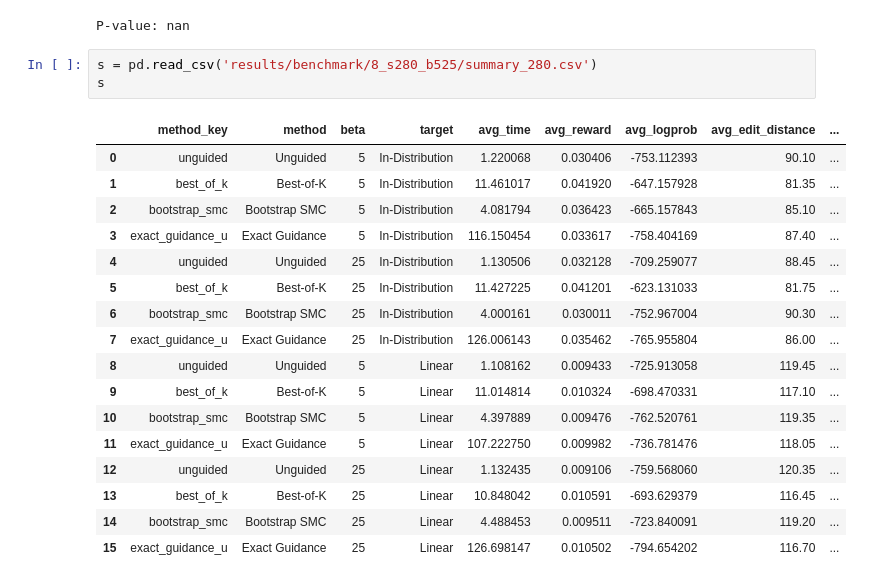
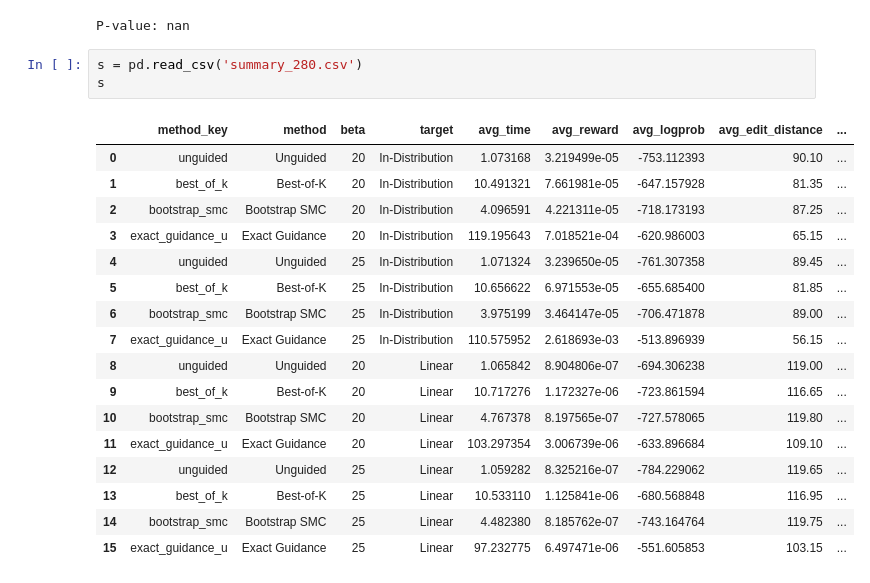
Before and after one commit to upsilonyc/edit-flows-guidance-demo, a Jupyter notebook: main.ipynb, the cells around one changed output. Drawn from its saved outputs; the diff is of its cells as text.

```diff
--- a/main.ipynb
+++ b/main.ipynb
@@ -1814,26 +1814,26 @@ print(f"P-value: {p_value}")
 # %% [output]
 P-value: nan
 # %%
-s = pd.read_csv('results/benchmark/8_s280_b525/summary_280.csv')
+s = pd.read_csv('summary_280.csv')
 s
 # %% [output]
 |  | method_key | method | beta | target | avg_time | avg_reward | avg_logprob | avg_edit_distance | ... |
-| 0 | unguided | Unguided | 5 | In-Distribution | 1.220068 | 0.030406 | -753.112393 | 90.10 | ... |
-| 1 | best_of_k | Best-of-K | 5 | In-Distribution | 11.461017 | 0.041920 | -647.157928 | 81.35 | ... |
-| 2 | bootstrap_smc | Bootstrap SMC | 5 | In-Distribution | 4.081794 | 0.036423 | -665.157843 | 85.10 | ... |
-| 3 | exact_guidance_u | Exact Guidance | 5 | In-Distribution | 116.150454 | 0.033617 | -758.404169 | 87.40 | ... |
-| 4 | unguided | Unguided | 25 | In-Distribution | 1.130506 | 0.032128 | -709.259077 | 88.45 | ... |
-| 5 | best_of_k | Best-of-K | 25 | In-Distribution | 11.427225 | 0.041201 | -623.131033 | 81.75 | ... |
-| 6 | bootstrap_smc | Bootstrap SMC | 25 | In-Distribution | 4.000161 | 0.030011 | -752.967004 | 90.30 | ... |
-| 7 | exact_guidance_u | Exact Guidance | 25 | In-Distribution | 126.006143 | 0.035462 | -765.955804 | 86.00 | ... |
-| 8 | unguided | Unguided | 5 | Linear | 1.108162 | 0.009433 | -725.913058 | 119.45 | ... |
-| 9 | best_of_k | Best-of-K | 5 | Linear | 11.014814 | 0.010324 | -698.470331 | 117.10 | ... |
-| 10 | bootstrap_smc | Bootstrap SMC | 5 | Linear | 4.397889 | 0.009476 | -762.520761 | 119.35 | ... |
-| 11 | exact_guidance_u | Exact Guidance | 5 | Linear | 107.222750 | 0.009982 | -736.781476 | 118.05 | ... |
-| 12 | unguided | Unguided | 25 | Linear | 1.132435 | 0.009106 | -759.568060 | 120.35 | ... |
-| 13 | best_of_k | Best-of-K | 25 | Linear | 10.848042 | 0.010591 | -693.629379 | 116.45 | ... |
-| 14 | bootstrap_smc | Bootstrap SMC | 25 | Linear | 4.488453 | 0.009511 | -723.840091 | 119.20 | ... |
-| 15 | exact_guidance_u | Exact Guidance | 25 | Linear | 126.698147 | 0.010502 | -794.654202 | 116.70 | ... |
+| 0 | unguided | Unguided | 20 | In-Distribution | 1.073168 | 3.219499e-05 | -753.112393 | 90.10 | ... |
+| 1 | best_of_k | Best-of-K | 20 | In-Distribution | 10.491321 | 7.661981e-05 | -647.157928 | 81.35 | ... |
+| 2 | bootstrap_smc | Bootstrap SMC | 20 | In-Distribution | 4.096591 | 4.221311e-05 | -718.173193 | 87.25 | ... |
+| 3 | exact_guidance_u | Exact Guidance | 20 | In-Distribution | 119.195643 | 7.018521e-04 | -620.986003 | 65.15 | ... |
+| 4 | unguided | Unguided | 25 | In-Distribution | 1.071324 | 3.239650e-05 | -761.307358 | 89.45 | ... |
+| 5 | best_of_k | Best-of-K | 25 | In-Distribution | 10.656622 | 6.971553e-05 | -655.685400 | 81.85 | ... |
+| 6 | bootstrap_smc | Bootstrap SMC | 25 | In-Distribution | 3.975199 | 3.464147e-05 | -706.471878 | 89.00 | ... |
+| 7 | exact_guidance_u | Exact Guidance | 25 | In-Distribution | 110.575952 | 2.618693e-03 | -513.896939 | 56.15 | ... |
+| 8 | unguided | Unguided | 20 | Linear | 1.065842 | 8.904806e-07 | -694.306238 | 119.00 | ... |
+| 9 | best_of_k | Best-of-K | 20 | Linear | 10.717276 | 1.172327e-06 | -723.861594 | 116.65 | ... |
+| 10 | bootstrap_smc | Bootstrap SMC | 20 | Linear | 4.767378 | 8.197565e-07 | -727.578065 | 119.80 | ... |
+| 11 | exact_guidance_u | Exact Guidance | 20 | Linear | 103.297354 | 3.006739e-06 | -633.896684 | 109.10 | ... |
+| 12 | unguided | Unguided | 25 | Linear | 1.059282 | 8.325216e-07 | -784.229062 | 119.65 | ... |
+| 13 | best_of_k | Best-of-K | 25 | Linear | 10.533110 | 1.125841e-06 | -680.568848 | 116.95 | ... |
+| 14 | bootstrap_smc | Bootstrap SMC | 25 | Linear | 4.482380 | 8.185762e-07 | -743.164764 | 119.75 | ... |
+| 15 | exact_guidance_u | Exact Guidance | 25 | Linear | 97.232775 | 6.497471e-06 | -551.605853 | 103.15 | ... |
 # %%
 # Build trajectory videos from exact-guidance trajectory CSVs.
 import json
```
Also changed, not shown: parts of 3 cells of this notebook, 16 other files.
